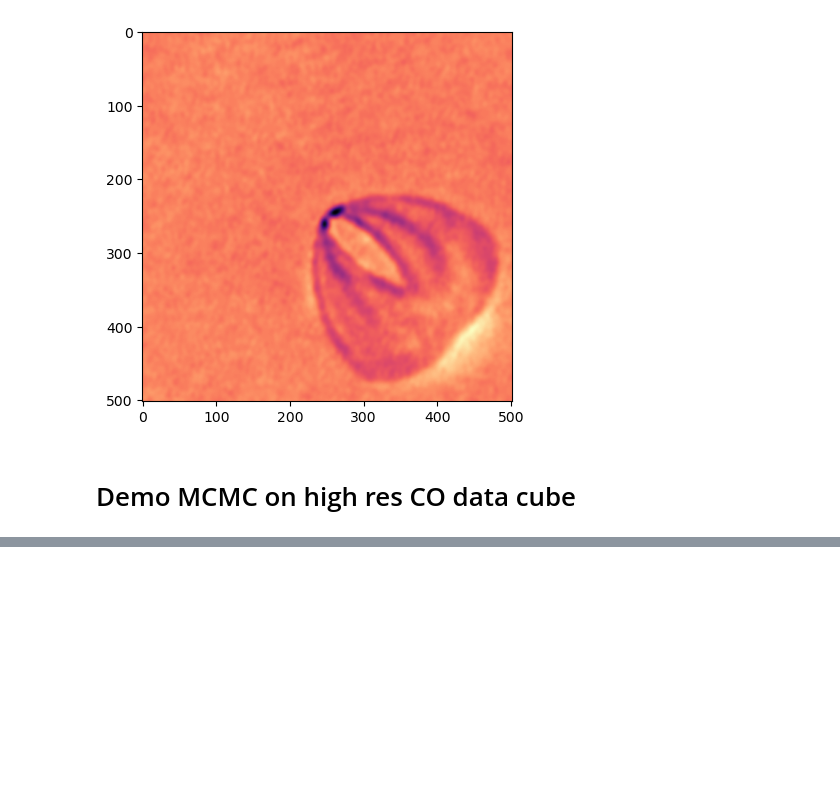
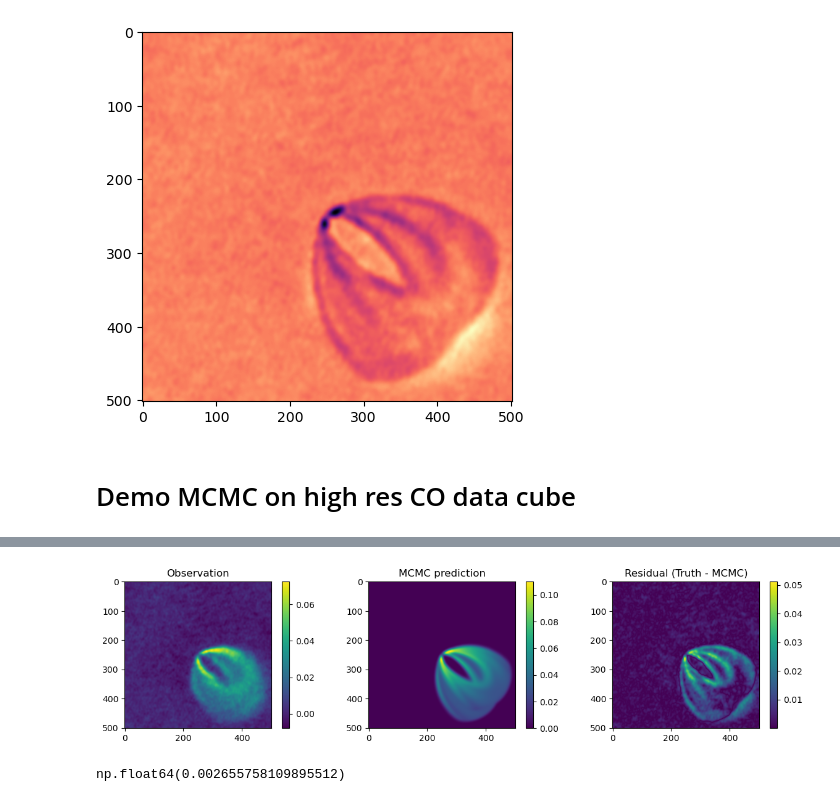
Before and after one commit to pi-vision/radjax, a Jupyter notebook: notebooks/new_mcmc_highres.ipynb, the cells around one changed output, grey strips where cells are left out. Saved outputs shown, nothing was run; the diff lists cells and outputs as text; code cells hidden in the pictures; blank space fills up the shorter version.

```diff
--- a/notebooks/new_mcmc_highres.ipynb
+++ b/notebooks/new_mcmc_highres.ipynb
@@ -511,0 +754,27 @@ v_turb  : 0.132 +0.005 -0.005
+# %%
+%matplotlib inline
+img_index = 25
+fig, axes = plt.subplots(1, 3, figsize=(12,3))
+
+residual_mcmc = np.abs(data - images_mcmc_img_blurred)
+
+im0 = axes[0].imshow(data[img_index])
+axes[0].set_title('Observation')
+fig.colorbar(im0, ax=axes[0])
+
+im1 = axes[1].imshow(images_mcmc_img_blurred[img_index])
+axes[1].set_title('MCMC prediction')
+fig.colorbar(im1, ax=axes[1])
+
+im2 = axes[2].imshow(residual_mcmc[img_index])
+axes[2].set_title('Residual (Truth - MCMC)')
+fig.colorbar(im2, ax=axes[2])
+
+plt.tight_layout()
+plt.show()
+# %% [output]
+[figure, added]
+# %%
+np.mean(residual_mcmc)
+# %% [output]
+np.float64(0.002655758109895512)
```
Also changed, not shown: parts of 15 cells of this notebook, 8 other files.
